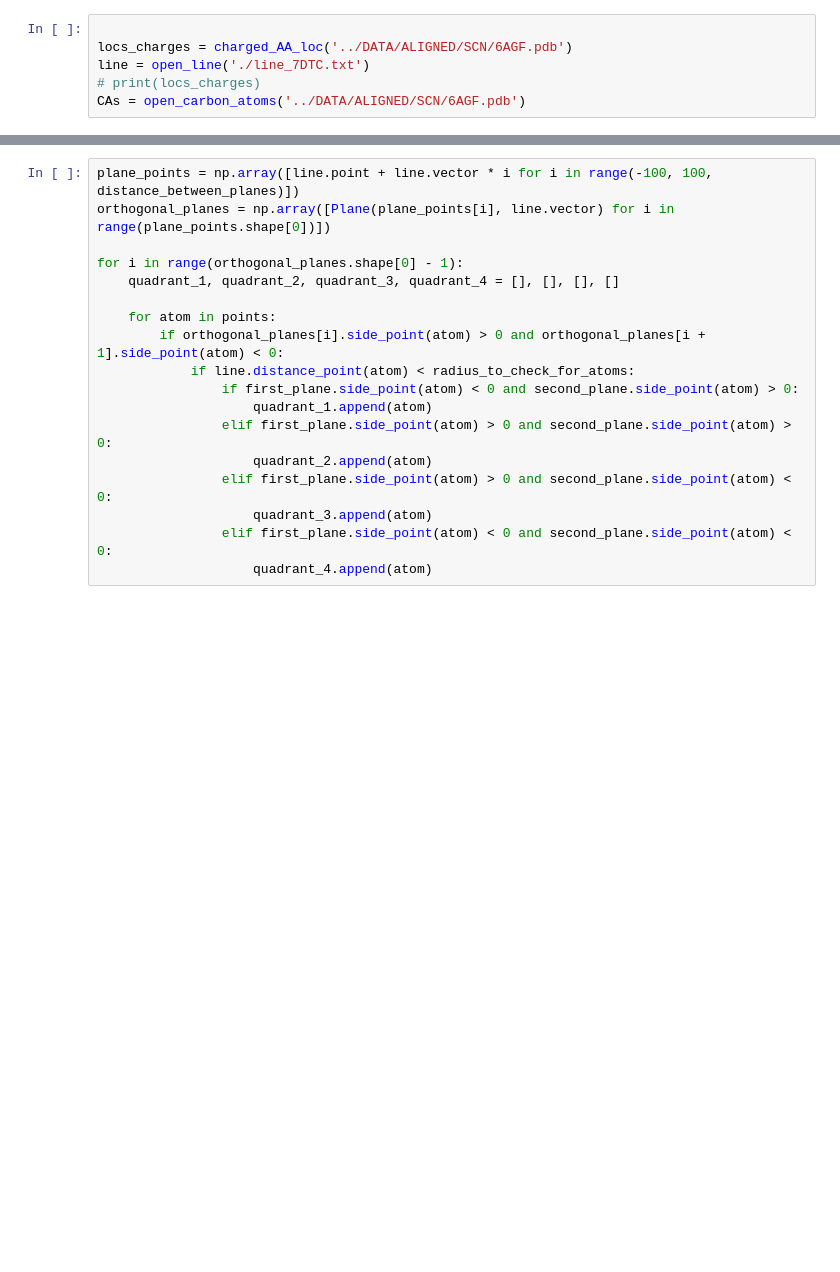
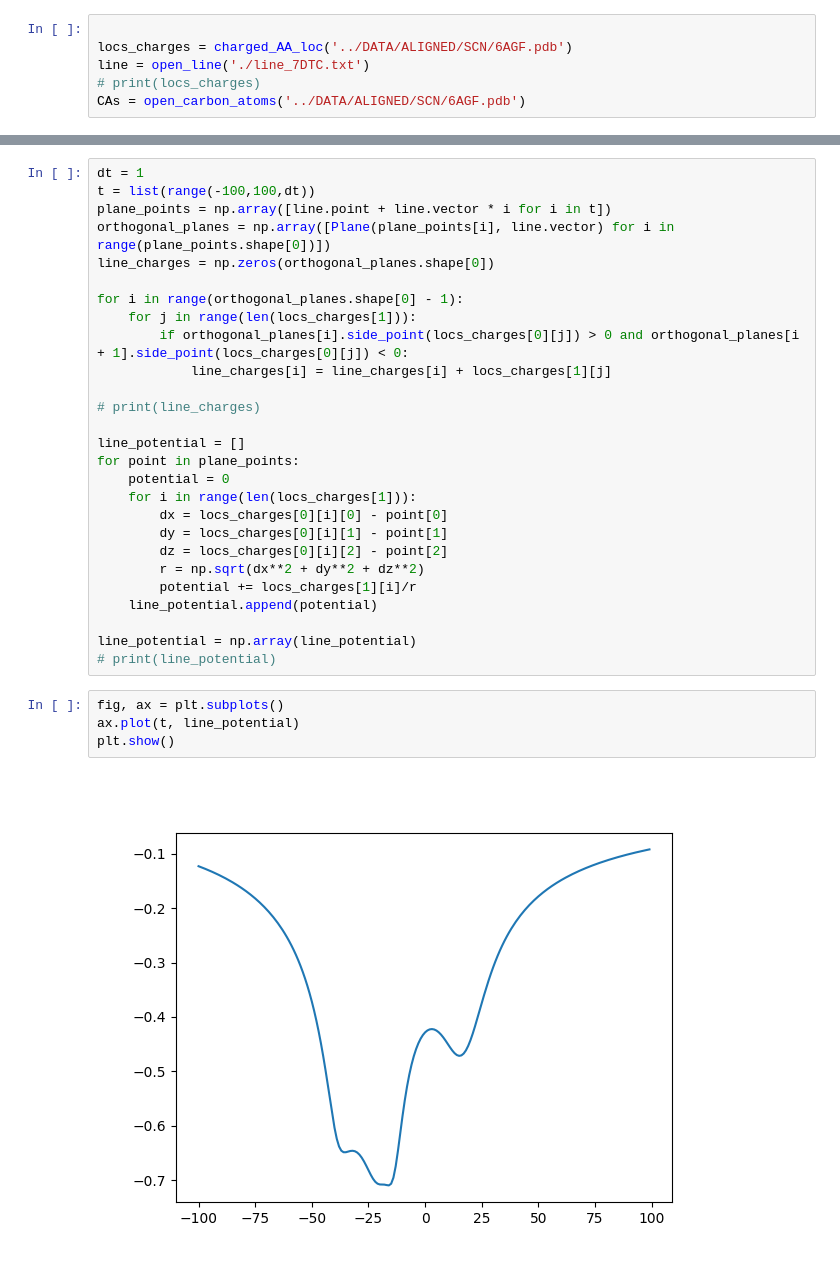
Before and after one commit to jackkellerk/cse407, a Jupyter notebook: UTIL/chargedFeatureExtraction.ipynb, the cells around one changed output, grey strips where cells are left out. Saved outputs shown, nothing was run; the diff lists cells and outputs as text; blank space fills up the shorter version.

Commit message:
generate charge features

```diff
--- a/UTIL/chargedFeatureExtraction.ipynb
+++ b/UTIL/chargedFeatureExtraction.ipynb
@@ -104,21 +105,36 @@ ax.set_label(['x','y','z'])
 plt.show()
 # %% [output]
 [figure]
-# %%
-plane_points = np.array([line.point + line.vector * i for i in range(-100, 100, distance_between_planes)])
-orthogonal_planes = np.array([Plane(plane_points[i], line.vector) for i in range(plane_points.shape[0])])
-
-for i in range(orthogonal_planes.shape[0] - 1):
-    quadrant_1, quadrant_2, quadrant_3, quadrant_4 = [], [], [], []
-
-    for atom in points:
-        if orthogonal_planes[i].side_point(atom) > 0 and orthogonal_planes[i + 1].side_point(atom) < 0:
-            if line.distance_point(atom) < radius_to_check_for_atoms:
-                if first_plane.side_point(atom) < 0 and second_plane.side_point(atom) > 0:
-                    quadrant_1.append(atom)
-                elif first_plane.side_point(atom) > 0 and second_plane.side_point(atom) > 0:
-                    quadrant_2.append(atom)
-                elif first_plane.side_point(atom) > 0 and second_plane.side_point(atom) < 0:
-                    quadrant_3.append(atom)
-                elif first_plane.side_point(atom) < 0 and second_plane.side_point(atom) < 0:
-                    quadrant_4.append(atom)
+# %%
+dt = 1
+t = list(range(-100,100,dt))
+plane_points = np.array([line.point + line.vector * i for i in t])
+orthogonal_planes = np.array([Plane(plane_points[i], line.vector) for i in range(plane_points.shape[0])])
+line_charges = np.zeros(orthogonal_planes.shape[0])
+
+for i in range(orthogonal_planes.shape[0] - 1):
+    for j in range(len(locs_charges[1])):
+        if orthogonal_planes[i].side_point(locs_charges[0][j]) > 0 and orthogonal_planes[i + 1].side_point(locs_charges[0][j]) < 0:
+            line_charges[i] = line_charges[i] + locs_charges[1][j]
+
+# print(line_charges)
+
+line_potential = []
+for point in plane_points:
+    potential = 0
+    for i in range(len(locs_charges[1])):
+        dx = locs_charges[0][i][0] - point[0]
+        dy = locs_charges[0][i][1] - point[1]
+        dz = locs_charges[0][i][2] - point[2]
+        r = np.sqrt(dx**2 + dy**2 + dz**2)
+        potential += locs_charges[1][i]/r
+    line_potential.append(potential)
+
+line_potential = np.array(line_potential)
+# print(line_potential)
+# %%
+fig, ax = plt.subplots()
+ax.plot(t, line_potential)
+plt.show()
+# %% [output]
+[figure, added]
```
Also changed, not shown: parts of 5 cells of this notebook, 4 other files.
